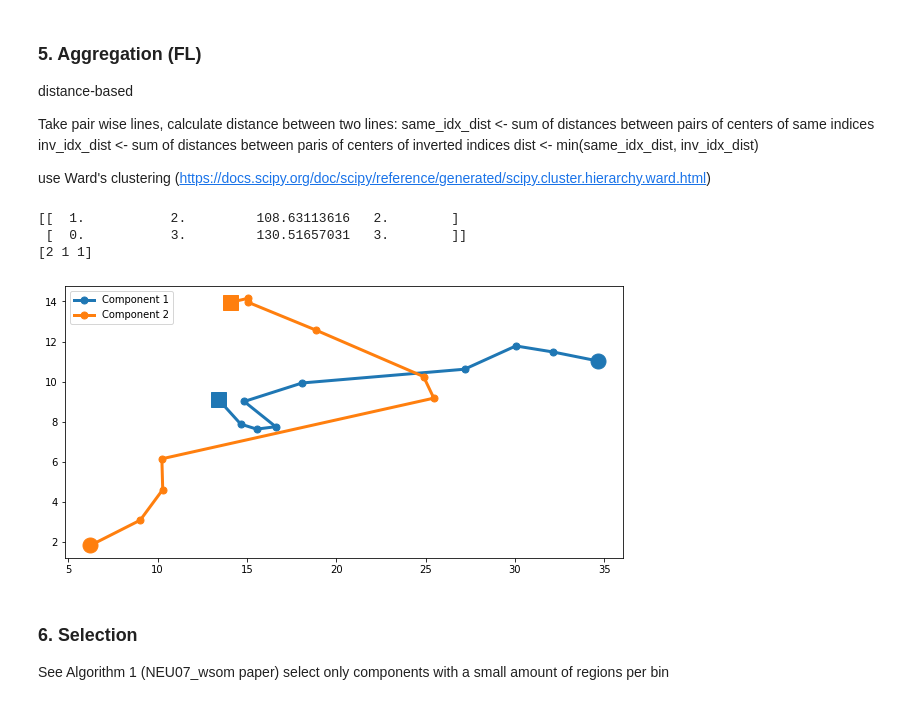
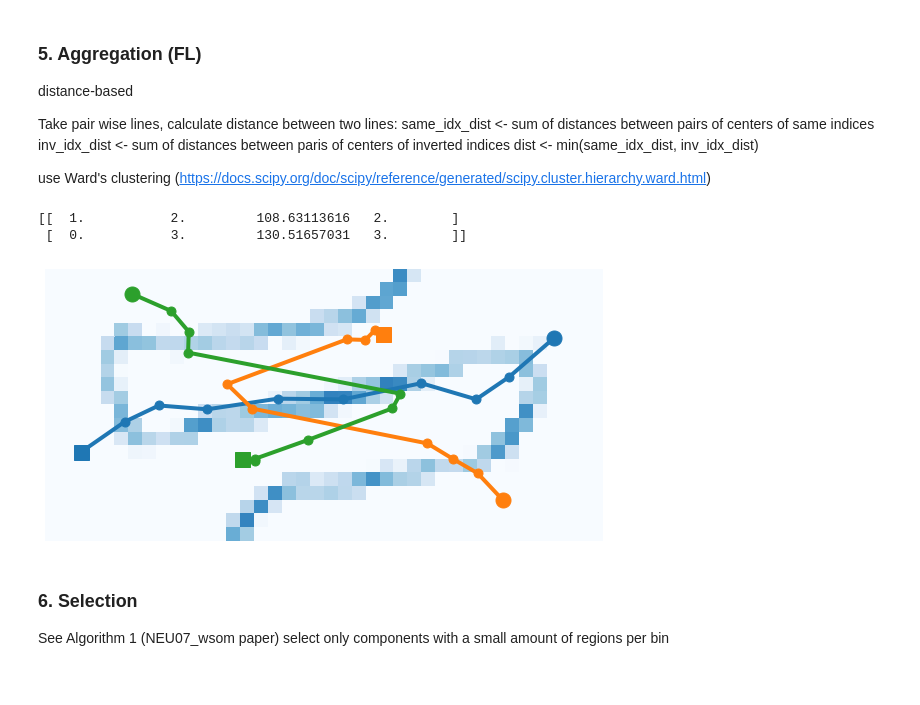
Before and after one commit to filipLoisel/SOS, a Jupyter notebook: UE3/src/main.ipynb, the cells around one changed output. Drawn from its saved outputs; the diff is of its cells as text; code cells hidden in the pictures.

```diff
--- a/UE3/src/main.ipynb
+++ b/UE3/src/main.ipynb
@@ -32,9 +33,12 @@ weight_vectors
 
 For each unit, take the weight vector of the corresponding attribute
 # %%
-component_planes = np.array([weight_vectors['arr'][:, i] for i in range(weight_vectors['vec_dim'])]).reshape((
-    weight_vectors['vec_dim'], weight_vectors['ydim'], weight_vectors['xdim']))
-component_planes
+def make_component_planes(vectors):
+
+    return np.array([vectors['arr'][:, i] for i in range(vectors['vec_dim'])]).reshape((
+        vectors['vec_dim'], vectors['ydim'], vectors['xdim']))
+
+make_component_planes(weight_vectors)
 # %% [output]
 array([[[-9.88067744e-01, -9.06554274e-01, -9.48086143e-01, ...,
           9.44323514e-02,  6.72223703e-02,  4.56587289e-02],
@@ -133,0 +162,6 @@ Connect the centers with lines
+# %%
+u_matrix = umatrix(weight_vectors['ydim'], weight_vectors['xdim'], weight_vectors['arr'])
+
+sns.heatmap(u_matrix, cmap="Blues")
+
+u_matrix.shape
@@ -162,7 +207,7 @@ Take pair wise lines,
 
 use Ward's clustering (https://docs.scipy.org/doc/scipy/reference/generated/scipy.cluster.hierarchy.ward.html)
 # %%
-def distance(l1,l2,reverse_allowed=True):
+def distance(l1,l2):
     "l1 and l2 need to be 2 dimensional numpy arrays"
     distance_normal = 0
     distance_reversed = 0
@@ -170,13 +215,10 @@ def distance(l1,l2,reverse_allowed=True):
         distance_normal += np.linalg.norm(l1[i] - l2[i])
         distance_reversed += np.linalg.norm(l1[i] - l2[-(i+1)])
     l = [distance_normal, distance_reversed]
-    if not reverse_allowed:
-        l[1] = l[0] + 1 #add 1 to make distance the reversed distance always bigger
-
     return min(l),np.where(l == min(l))[0][0] # [0][0] to get an int instead of an array
 
 
-def create_distance_matrix(lines,r,reverse_allowed=True):
+def create_distance_matrix(lines):
     # create mattrix that shows if the pairwise distance is revesed or not
     n_lines = lines.shape[0]
     matrix = np.empty((n_lines,n_lines))
@@ -187,8 +229,8 @@ def create_distance_matrix(lines,r,reverse_allowed=True):
                 matrix[i,j] = np.inf
                 normal_or_not[i,j] = -1
             else:
-                matrix[i,j] = distance(lines[i],lines[j],reverse_allowed)[0]
-                normal_or_not[i,j] = distance(lines[i],lines[j],reverse_allowed)[1]
+                matrix[i,j] = distance(lines[i],lines[j])[0]
+                normal_or_not[i,j] = distance(lines[i],lines[j])[1]
 
     return np.triu(matrix,1), normal_or_not
 
@@ -210,43 +252,39 @@ def average_lines(lines,clusters,r_matrix):
     for i in range(max(clusters)): #iterate trough clusters
         cluster_lines = np.where(clusters == i + 1)
         if len(cluster_lines[0]) == 1:
             final_lines.append(lines[cluster_lines[0]][0].tolist())
             continue
 
 
         first_ind = cluster_lines[0][0]
         averaged_line = lines[first_ind]
         for compare_ind in cluster_lines[0]:   #itearate trough lines
             if r_matrix[first_ind, compare_ind] == 0:  # normal distance
                 averaged_line = averaged_line + lines[compare_ind]
 
             elif r_matrix[first_ind, compare_ind] == 1:  # reverse distance
                 averaged_line = averaged_line + np.flip(lines[compare_ind],axis=0)
         averaged_line = (averaged_line / len(cluster_lines[0])).tolist()
 
         final_lines.append(averaged_line)
     return final_lines
 
 
-def aggregate(lines,threshold,print_Z=False,reverse_allowed=True):
-    d_matrix, r_matrix = create_distance_matrix(lines,reverse_allowed)
+def aggregate(lines,threshold,print_Z=False):
+    d_matrix, r_matrix = create_distance_matrix(lines)
     clusters = assign_clusters(d_matrix, threshold,print_Z)
     new_lines = average_lines(lines, clusters, r_matrix)
     new_lines = np.array(new_lines)
-
-    return new_lines, clusters
+    return new_lines
 
 
 
-agg_lines, clusters = aggregate(lines,110,True,False)
-# print(agg_lines)
-print(clusters)
-visualize(agg_lines)
+agg_lines = aggregate(lines,80,True)
+visualize(agg_lines, u_matrix)
 # %% [output]
 [[  1.           2.         108.63113616   2.        ]
  [  0.           3.         130.51657031   3.        ]]
-[2 1 1]
-[figure, old version]
+[figure, new version]
 # %% [markdown]
 ### 6. Selection
 
```
Also changed, not shown: parts of 16 cells of this notebook.
